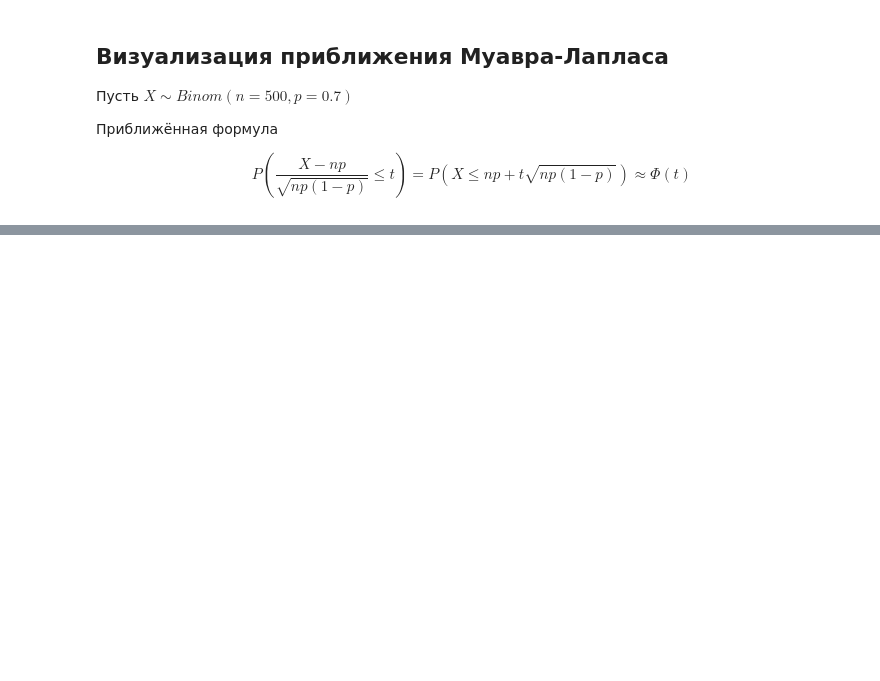
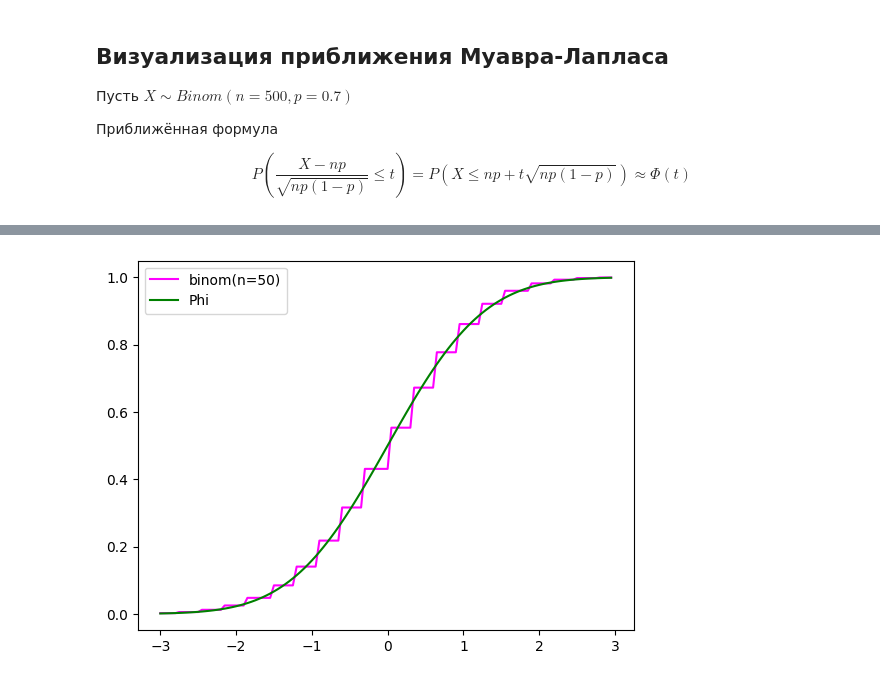
Before and after one commit to artamonoff/probability-statistics, a Jupyter notebook: jupyter-notebooks/binomial-asymptotics.ipynb, the cells around one changed output, grey strips where cells are left out. Cells and saved outputs as stored; diff of their text form; code cells hidden in the pictures; blank space fills up the shorter version.

```diff
--- a/jupyter-notebooks/binomial-asymptotics.ipynb
+++ b/jupyter-notebooks/binomial-asymptotics.ipynb
@@ -193,0 +196,17 @@ plt.show()
+# %%
+n, p = 50, 0.7
+
+mu, sdev = n*p, sqrt(n*p*(1-p))
+
+rv_binom = binom(n, p)
+rv_norm = norm()
+# %%
+t = np.arange(-3, 3, 0.05)
+
+plt.plot(t, rv_binom.cdf(mu+t*sdev), color='magenta', label='binom(n='+str(n)+')')
+plt.plot(t, rv_norm.cdf(t), color='green', label='Phi')
+
+plt.legend()
+plt.show()
+# %% [output]
+[figure, added]
```
Also changed, not shown: parts of 2 cells of this notebook.
